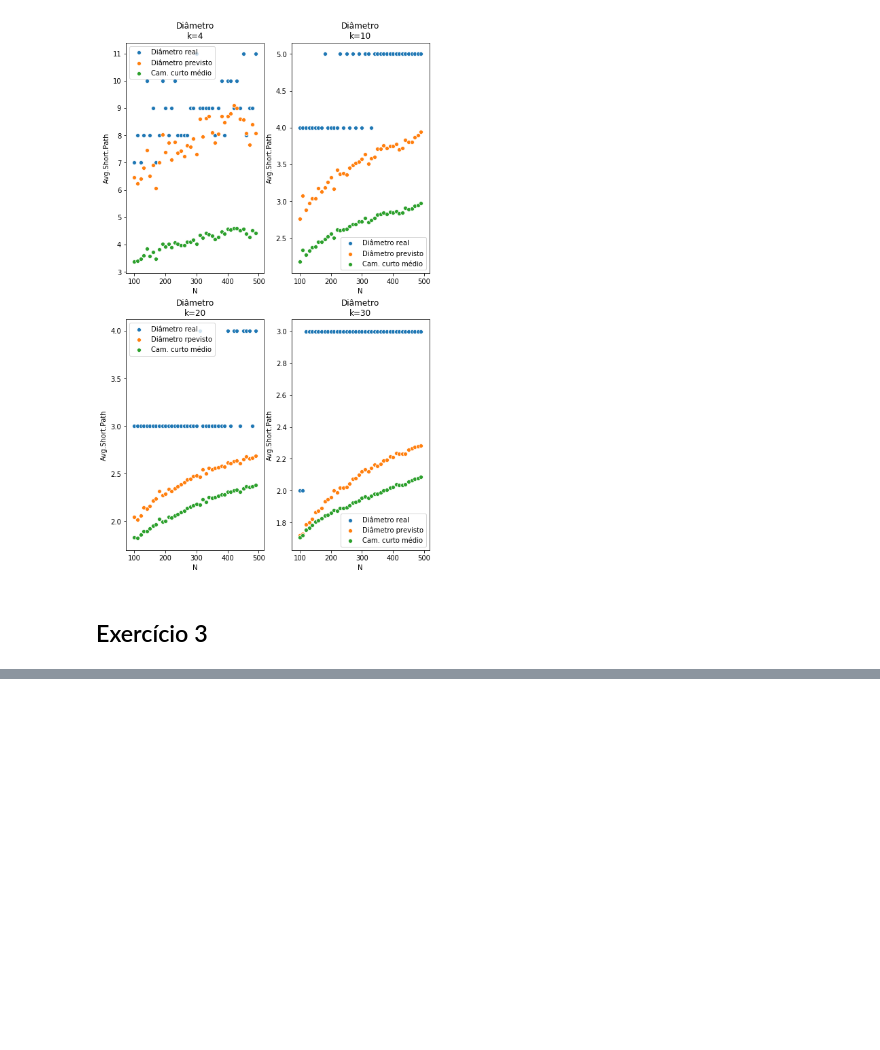
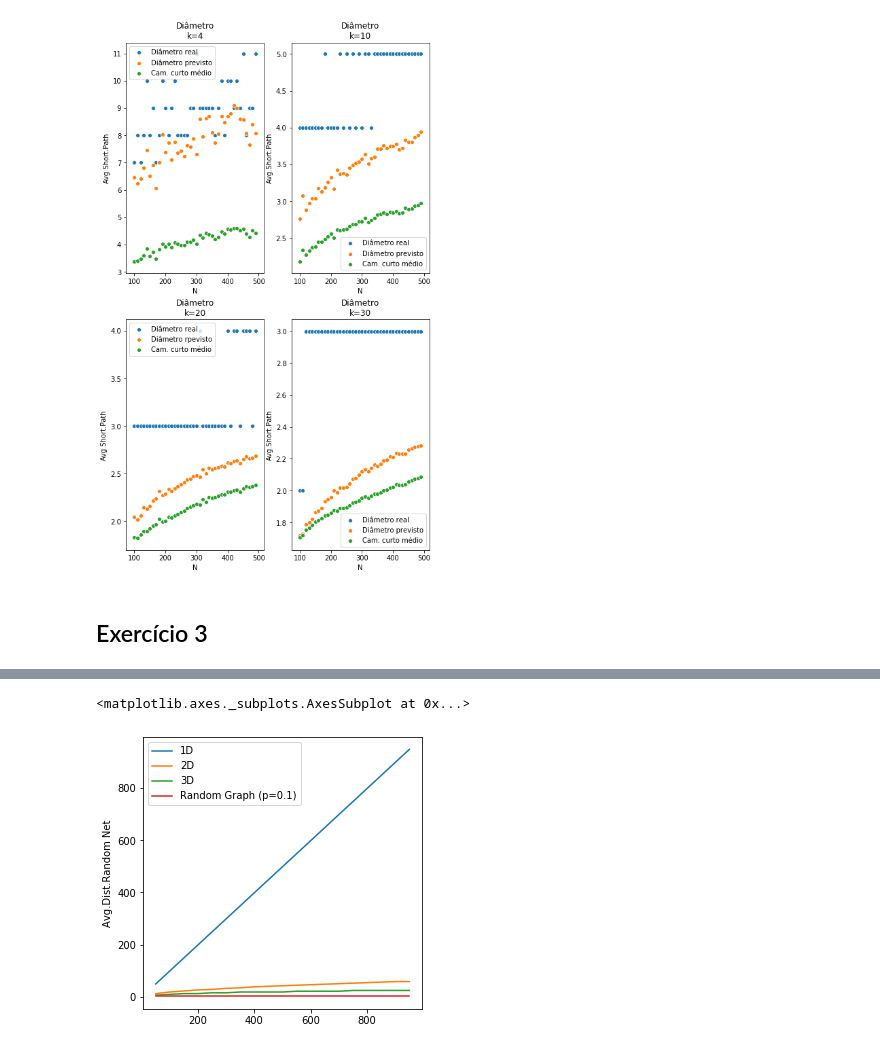
Before and after one commit to guimilan/redes_complexas, a Jupyter notebook: lista3/Lista3.ipynb, the cells around one changed output, grey strips where cells are left out. Saved outputs shown, nothing was run; the diff lists cells and outputs as text; code cells hidden in the pictures; blank space fills up the shorter version.

```diff
--- a/lista3/Lista3.ipynb
+++ b/lista3/Lista3.ipynb
@@ -260,0 +286,35 @@ graph.set(xscale='log')
+# %%
+#Perguntar quem é <d> neste exercício
+ex3_lat = pd.DataFrame(columns=['Avg.Dist.1D','Avg.Dist.2D','Avg.Dist.3D','Avg.Dist.Random Net'])
+n = 1
+
+for n in range(50,1000,50):
+    dims = np.array([n])
+    grid_1d = nx.generators.lattice.grid_graph(dims)
+
+    dims = [int(n**(1/2)), int(n**(1/2))]
+    grid_2d = nx.generators.lattice.grid_graph(dims)
+
+    dims = [int(n**(1/3)), int(n**(1/3)), int(n**(1/3))]
+    grid_3d = nx.generators.lattice.grid_graph(dims)
+
+    er_0001 = nx.gnp_random_graph(n=n, p=0.001, seed=None, directed=False)
+    er_001 = nx.gnp_random_graph(n=n, p=0.01, seed=None, directed=False)
+    er_01 = nx.gnp_random_graph(n=n, p=0.1, seed=None, directed=False)
+    er_1 = nx.gnp_random_graph(n=n, p=1, seed=None, directed=False)
+
+    giant_comp_01 = sorted(nx.connected_component_subgraphs(er_01), key = len, reverse=True)[0]
+
+
+
+    dist_1d = nx.diameter(grid_1d)
+    dist_2d = nx.diameter(grid_2d)
+    dist_3d = nx.diameter(grid_3d)
+    dist_rand = nx.diameter(giant_comp)
+    #avg_1d = len(grid_1d)/grid_1d.number_of_edges()
+    #avg_2d = len(grid_2d)/grid_1d.number_of_edges()
+    #avg_3d = len(grid_3d)/grid_1d.number_of_edges()
+    ex3_lat.loc[n] = [dist_1d, dist_2d, dist_3d, dist_rand]
+
+ex3_lat = ex3_lat.astype('int32')
+ex3_lat
@@ -260,0 +339,10 @@ graph.set(xscale='log')
+# %%
+fig, axis = plt.subplots(1,1, figsize=(5,5))
+#ex3_lat['Avg.Dist.1D']
+sns.lineplot(x=ex3_lat.index, y=ex3_lat['Avg.Dist.1D'], ax=axis, label='1D')
+sns.lineplot(x=ex3_lat.index, y=ex3_lat['Avg.Dist.2D'], ax=axis, label='2D')
+sns.lineplot(x=ex3_lat.index, y=ex3_lat['Avg.Dist.3D'], ax=axis, label='3D')
+sns.lineplot(x=ex3_lat.index, y=ex3_lat['Avg.Dist.Random Net'], ax=axis, label='Random Graph (p=0.1)')
+# %% [output]
+<matplotlib.axes._subplots.AxesSubplot at 0x...>
+[figure, added]
```
Also changed, not shown: parts of 6 cells of this notebook, 1 other file.
